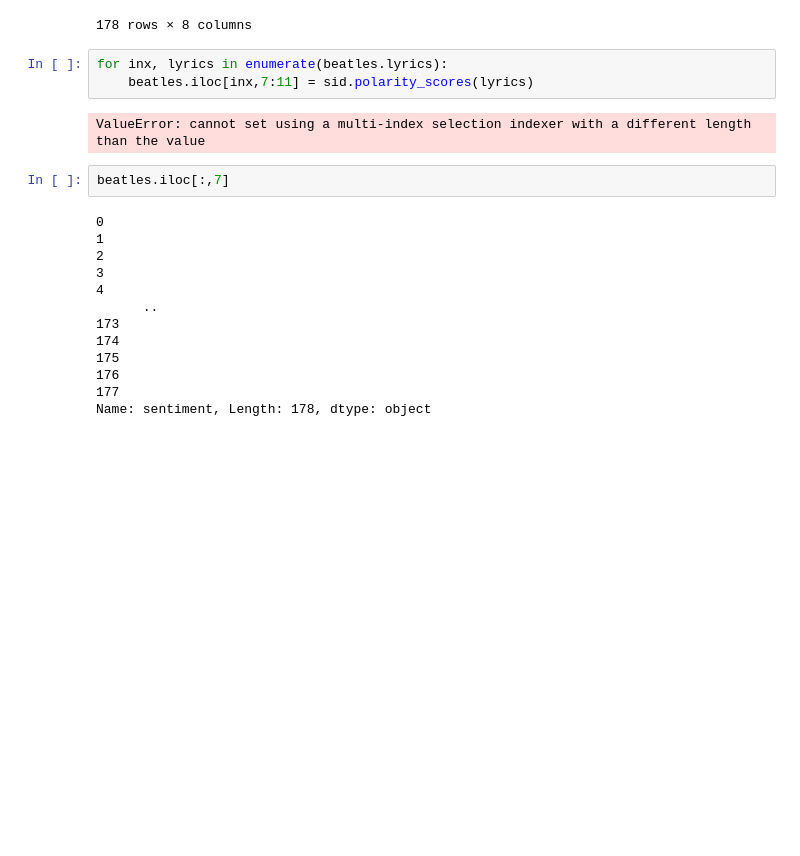
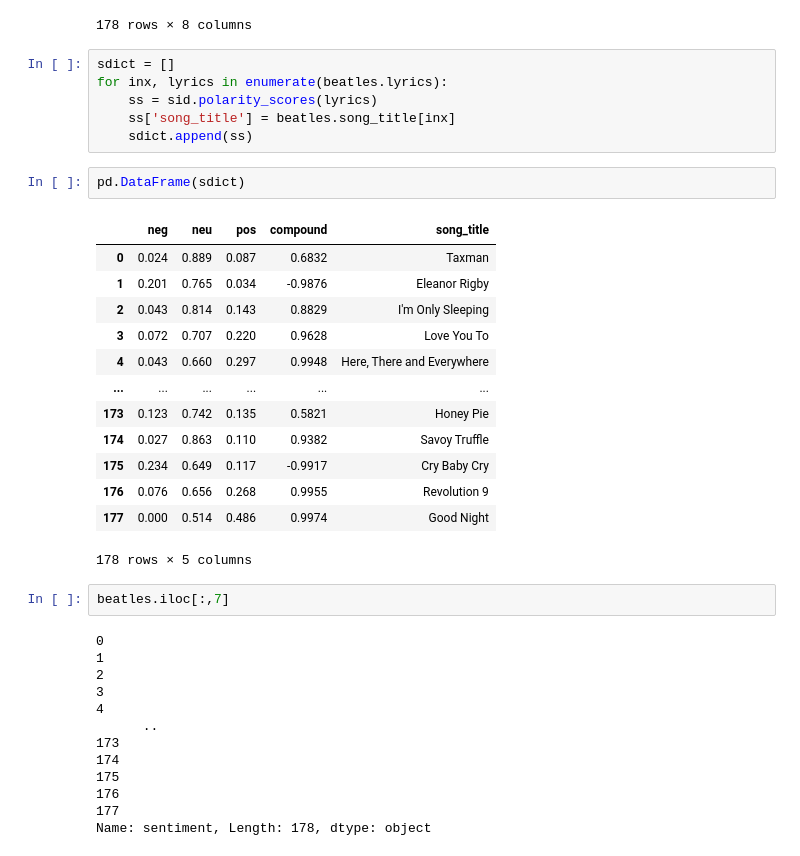
Before and after one commit to josephpcowell/cowell_proj_5, a Jupyter notebook: text_analysis.ipynb, the cells around one changed output. Saved outputs shown, nothing was run; the diff lists cells and outputs as text; blank space fills up the shorter version.

```diff
--- a/text_analysis.ipynb
+++ b/text_analysis.ipynb
@@ -425,10 +425,27 @@ beatles
 | 177 | Good Night | The Beatles | The Beatles (The White Album) | 1968-11-22 00:00:00 | Now it's time to say good night G... | Starr | 0 |  |
 178 rows × 8 columns
 # %%
+sdict = []
 for inx, lyrics in enumerate(beatles.lyrics):
-    beatles.iloc[inx,7:11] = sid.polarity_scores(lyrics)
+    ss = sid.polarity_scores(lyrics)
+    ss['song_title'] = beatles.song_title[inx]
+    sdict.append(ss)
-# %% [output]
-ValueError: cannot set using a multi-index selection indexer with a different length than the value
+# %%
+pd.DataFrame(sdict)
+# %% [output]
+|  | neg | neu | pos | compound | song_title |
+| 0 | 0.024 | 0.889 | 0.087 | 0.6832 | Taxman |
+| 1 | 0.201 | 0.765 | 0.034 | -0.9876 | Eleanor Rigby |
+| 2 | 0.043 | 0.814 | 0.143 | 0.8829 | I'm Only Sleeping |
+| 3 | 0.072 | 0.707 | 0.220 | 0.9628 | Love You To |
+| 4 | 0.043 | 0.660 | 0.297 | 0.9948 | Here, There and Everywhere |
+| ... | ... | ... | ... | ... | ... |
+| 173 | 0.123 | 0.742 | 0.135 | 0.5821 | Honey Pie |
+| 174 | 0.027 | 0.863 | 0.110 | 0.9382 | Savoy Truffle |
+| 175 | 0.234 | 0.649 | 0.117 | -0.9917 | Cry Baby Cry |
+| 176 | 0.076 | 0.656 | 0.268 | 0.9955 | Revolution 9 |
+| 177 | 0.000 | 0.514 | 0.486 | 0.9974 | Good Night |
+178 rows × 5 columns
 # %%
 beatles.iloc[:,7]
 # %% [output]
```
Also changed, not shown: parts of 1 cell of this notebook.
